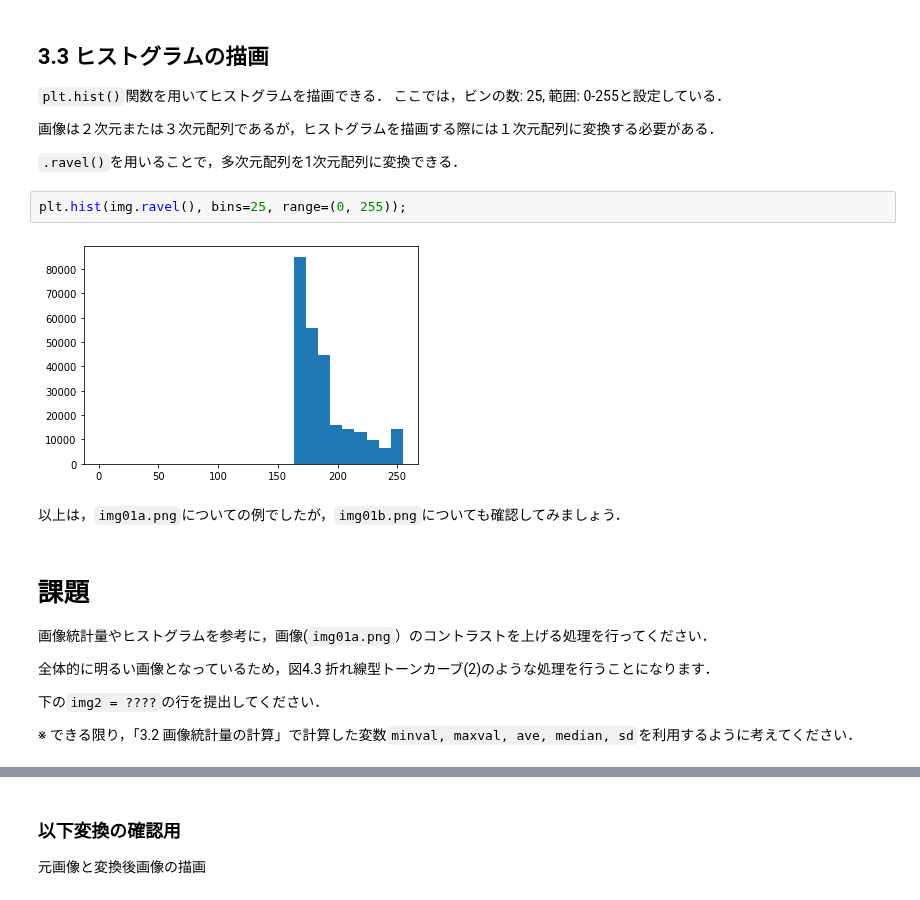
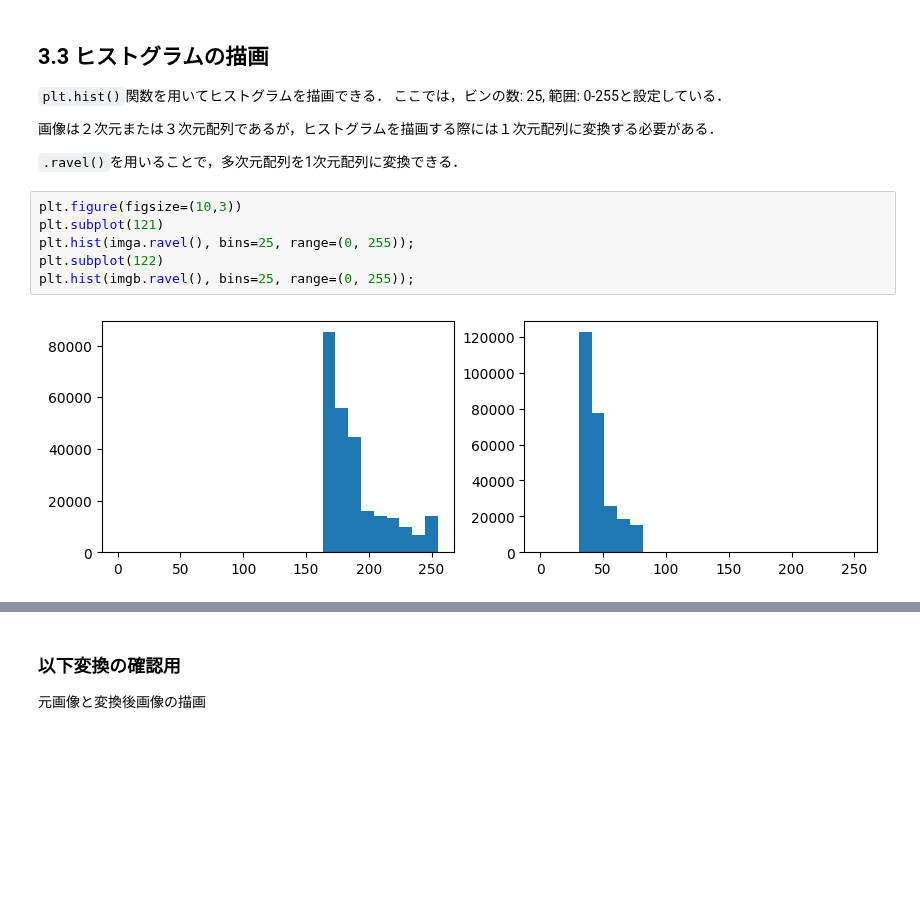
Before and after one commit to yamazoe/ImageMediaProcessing, a Jupyter notebook: week03.ipynb, the cells around one changed output, grey strips where cells are left out. Drawn from its saved outputs; the diff is of its cells as text; blank space fills up the shorter version.

```diff
--- a/week03.ipynb
+++ b/week03.ipynb
@@ -79,18 +114,11 @@ print( ave, median, sd )  # 平均値, 中央値, 標準偏差
 画像は２次元または３次元配列であるが，ヒストグラムを描画する際には１次元配列に変換する必要がある．
 
 ``.ravel()``を用いることで，多次元配列を1次元配列に変換できる．
-# %%
-plt.hist(img.ravel(), bins=25, range=(0, 255));
-# %% [output]
-[figure, removed]
-# %% [markdown]
-以上は，``img01a.png``についての例でしたが，``img01b.png``についても確認してみましょう．
-# %% [markdown]
-#  課題
-画像統計量やヒストグラムを参考に，画像(``img01a.png``）のコントラストを上げる処理を行ってください．
-
-全体的に明るい画像となっているため，図4.3 折れ線型トーンカーブ(2)のような処理を行うことになります．
-
-下の``img2 = ????``の行を提出してください．
-
-※ できる限り，「3.2 画像統計量の計算」で計算した変数``minval, maxval, ave, median, sd``を利用するように考えてください．
+# %%
+plt.figure(figsize=(10,3))
+plt.subplot(121)
+plt.hist(imga.ravel(), bins=25, range=(0, 255));
+plt.subplot(122)
+plt.hist(imgb.ravel(), bins=25, range=(0, 255));
+# %% [output]
+[figure, added]
```
Also changed, not shown: parts of 19 cells of this notebook.
